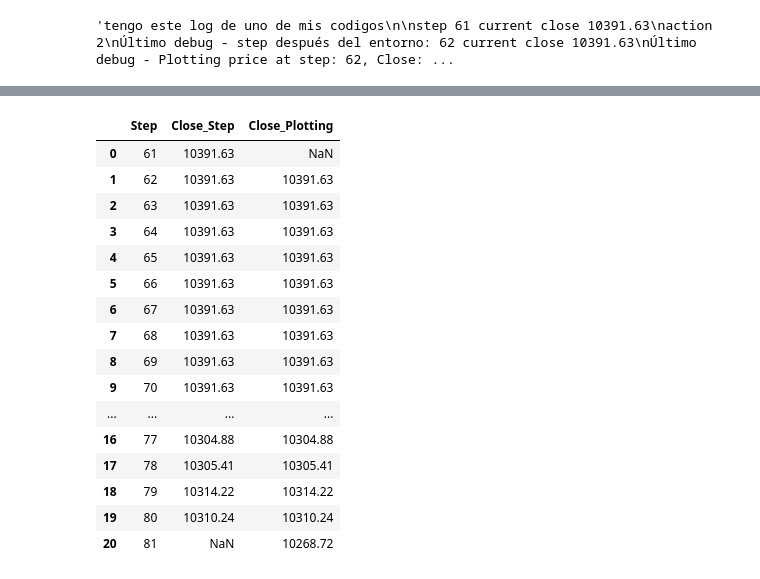
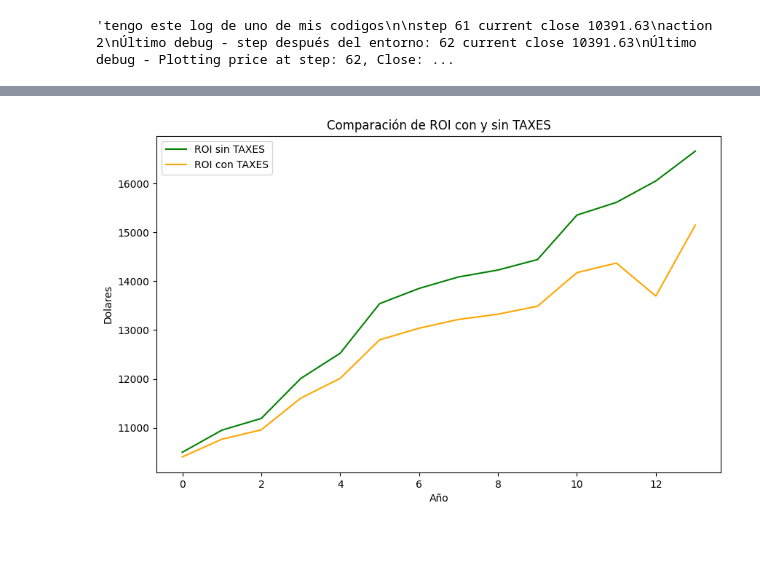
Before and after one commit to mimus-assa/FIALR, a Jupyter notebook: data_creation.ipynb, the cells around one changed output, grey strips where cells are left out. Drawn from its saved outputs; the diff is of its cells as text; code cells hidden in the pictures; blank space fills up the shorter version.

```diff
--- a/data_creation.ipynb
+++ b/data_creation.ipynb
@@ -177,28 +133,0 @@ df # Displaying the first 10 rows for verification
-# %%
-# The dataframe needs further processing to merge the Close_Step and Close_Plotting values into the same row for each step.
-
-# Converting 'Step' to integer for proper sorting and merging
-df['Step'] = df['Step'].astype(int)
-
-# Grouping by 'Step' and aggregating the non-null values for Close_Step and Close_Plotting
-df_grouped = df.groupby('Step').agg({'Close_Step':'max', 'Close_Plotting':'max'}).reset_index()
-
-df_grouped  # Displaying the first 10 rows of the processed DataFrame
-# %% [output]
-|  | Step | Close_Step | Close_Plotting |
-| 0 | 61 | 10391.63 | NaN |
-| 1 | 62 | 10391.63 | 10391.63 |
-| 2 | 63 | 10391.63 | 10391.63 |
-| 3 | 64 | 10391.63 | 10391.63 |
-| 4 | 65 | 10391.63 | 10391.63 |
-| 5 | 66 | 10391.63 | 10391.63 |
-| 6 | 67 | 10391.63 | 10391.63 |
-| 7 | 68 | 10391.63 | 10391.63 |
-| 8 | 69 | 10391.63 | 10391.63 |
-| 9 | 70 | 10391.63 | 10391.63 |
-| ... | ... | ... | ... |
-| 16 | 77 | 10304.88 | 10304.88 |
-| 17 | 78 | 10305.41 | 10305.41 |
-| 18 | 79 | 10314.22 | 10314.22 |
-| 19 | 80 | 10310.24 | 10310.24 |
-| 20 | 81 | NaN | 10268.72 |
@@ -204,0 +214,24 @@ df_grouped  # Displaying the first 10 rows of the processed DataFrame
+# %%
+import matplotlib.pyplot as plt
+
+# Listas de valores
+lista_verde = [10500, 10952, 11192, 12009, 12526, 13540, 13852, 14087, 14228, 14442, 15352, 15612, 16050, 16660]
+lista_naranja = [10405, 10767, 10959, 11607, 12012, 12800, 13038, 13218, 13325, 13487, 14175, 14370, 13696, 15148]
+
+# Crear la gráfica
+plt.figure(figsize=(10,6))
+
+# Dibujar las líneas
+plt.plot(lista_verde, color='green', label='ROI sin TAXES')
+plt.plot(lista_naranja, color='orange', label='ROI con TAXES')
+
+# Añadir títulos y leyendas
+plt.title('Comparación de ROI con y sin TAXES')
+plt.xlabel('Año')
+plt.ylabel('Dolares')
+plt.legend()
+
+# Mostrar la gráfica
+plt.show()
+# %% [output]
+[figure, added]
```
Also changed, not shown: parts of 4 cells of this notebook, 15 other files.
